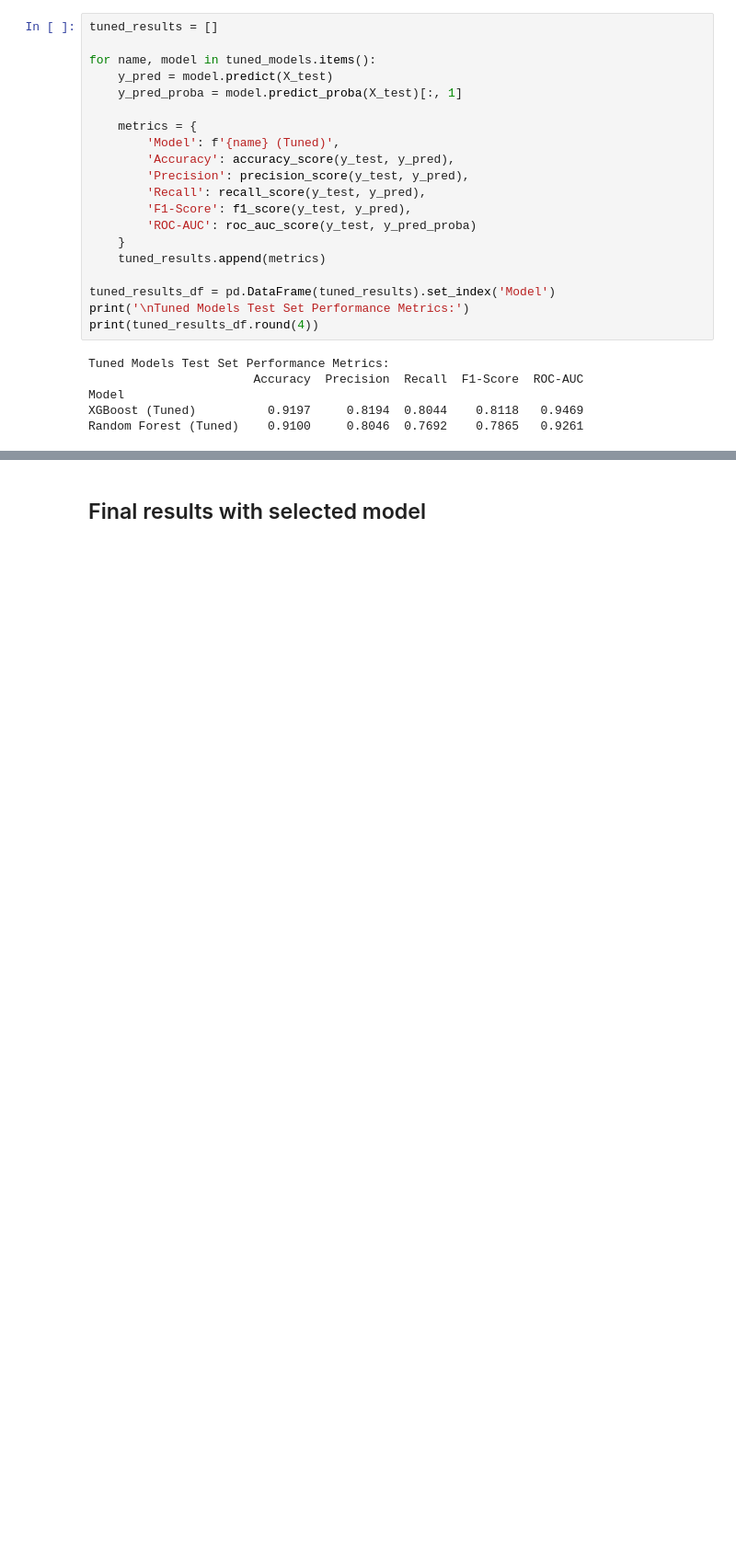
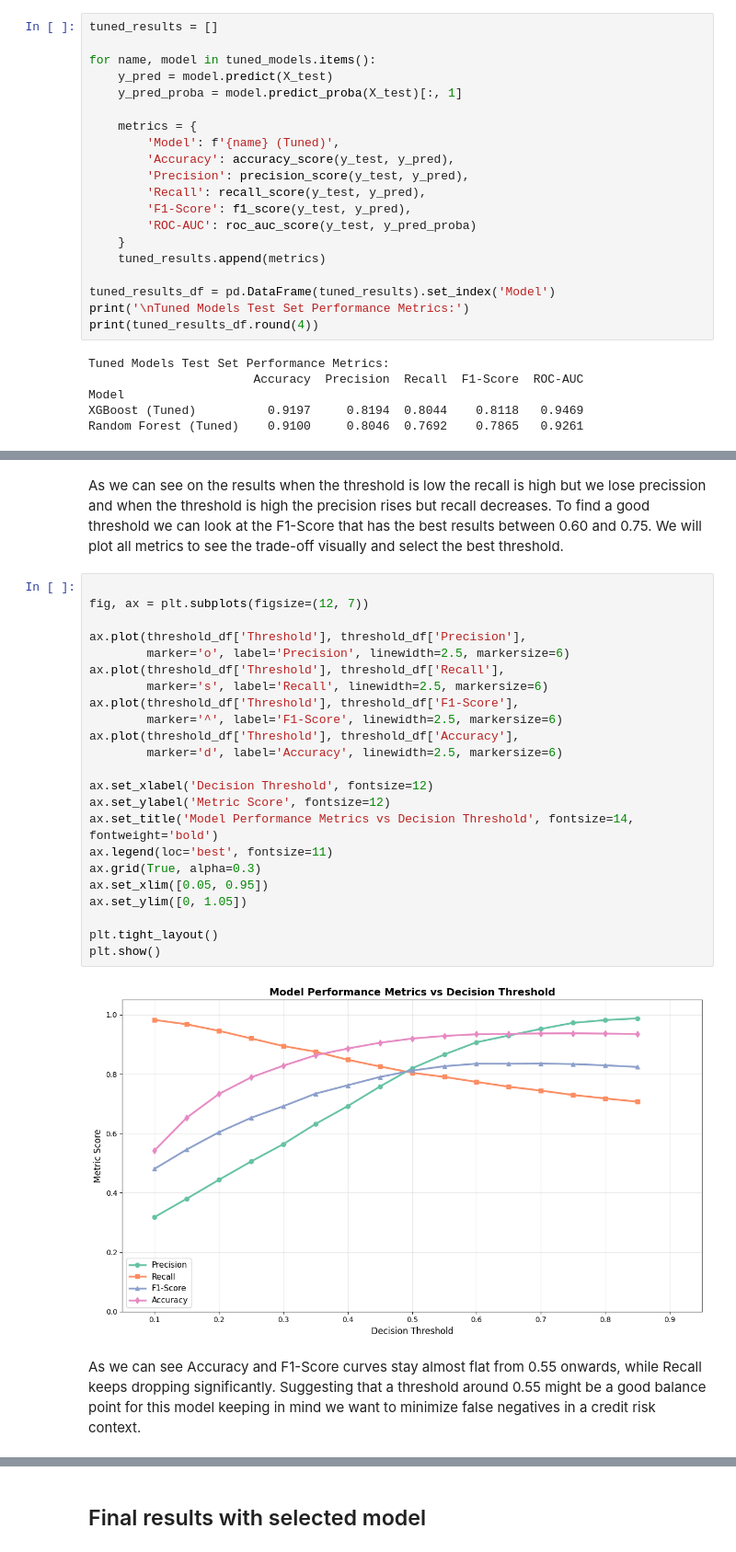
Before and after one commit to AntonioAlbaladejo/credit-risk-engine, a Jupyter notebook: notebooks/model_selection.ipynb, the cells around one changed output, grey strips where cells are left out. Shown at 92% size. Drawn from its saved outputs; the diff is of its cells as text; blank space fills up the shorter version.

```diff
--- a/notebooks/model_selection.ipynb
+++ b/notebooks/model_selection.ipynb
@@ -387,0 +435,29 @@ As we can see the results of the tuned models show a slight reduction in accurac
+# %% [markdown]
+As we can see on the results when the threshold is low the recall is high but we lose precission and when the threshold is high the precision rises but recall decreases. To find a good threshold we can look at the F1-Score that has the best results between 0.60 and 0.75. We will plot all metrics to see the trade-off visually and select the best threshold.
+# %%
+
+fig, ax = plt.subplots(figsize=(12, 7))
+
+ax.plot(threshold_df['Threshold'], threshold_df['Precision'],
+        marker='o', label='Precision', linewidth=2.5, markersize=6)
+ax.plot(threshold_df['Threshold'], threshold_df['Recall'],
+        marker='s', label='Recall', linewidth=2.5, markersize=6)
+ax.plot(threshold_df['Threshold'], threshold_df['F1-Score'],
+        marker='^', label='F1-Score', linewidth=2.5, markersize=6)
+ax.plot(threshold_df['Threshold'], threshold_df['Accuracy'],
+        marker='d', label='Accuracy', linewidth=2.5, markersize=6)
+
+ax.set_xlabel('Decision Threshold', fontsize=12)
+ax.set_ylabel('Metric Score', fontsize=12)
+ax.set_title('Model Performance Metrics vs Decision Threshold', fontsize=14, fontweight='bold')
+ax.legend(loc='best', fontsize=11)
+ax.grid(True, alpha=0.3)
+ax.set_xlim([0.05, 0.95])
+ax.set_ylim([0, 1.05])
+
+plt.tight_layout()
+plt.show()
+# %% [output]
+[figure, added]
+# %% [markdown]
+As we can see Accuracy and F1-Score curves stay almost flat from 0.55 onwards, while Recall keeps dropping significantly. Suggesting that a threshold around 0.55 might be a good balance point for this model keeping in mind we want to minimize false negatives in a credit risk context.
```
Also changed, not shown: parts of 14 cells of this notebook, 1 other file.
